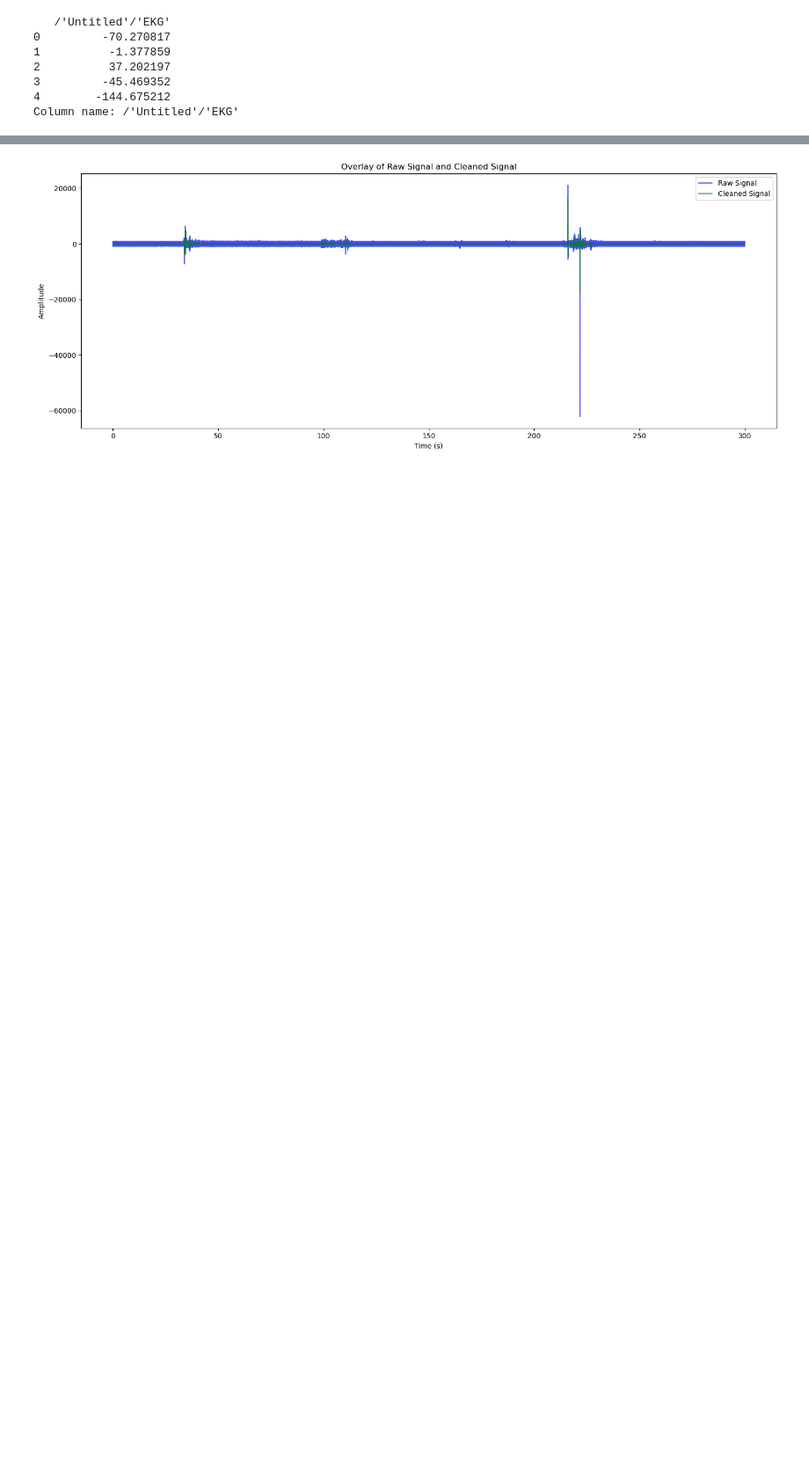
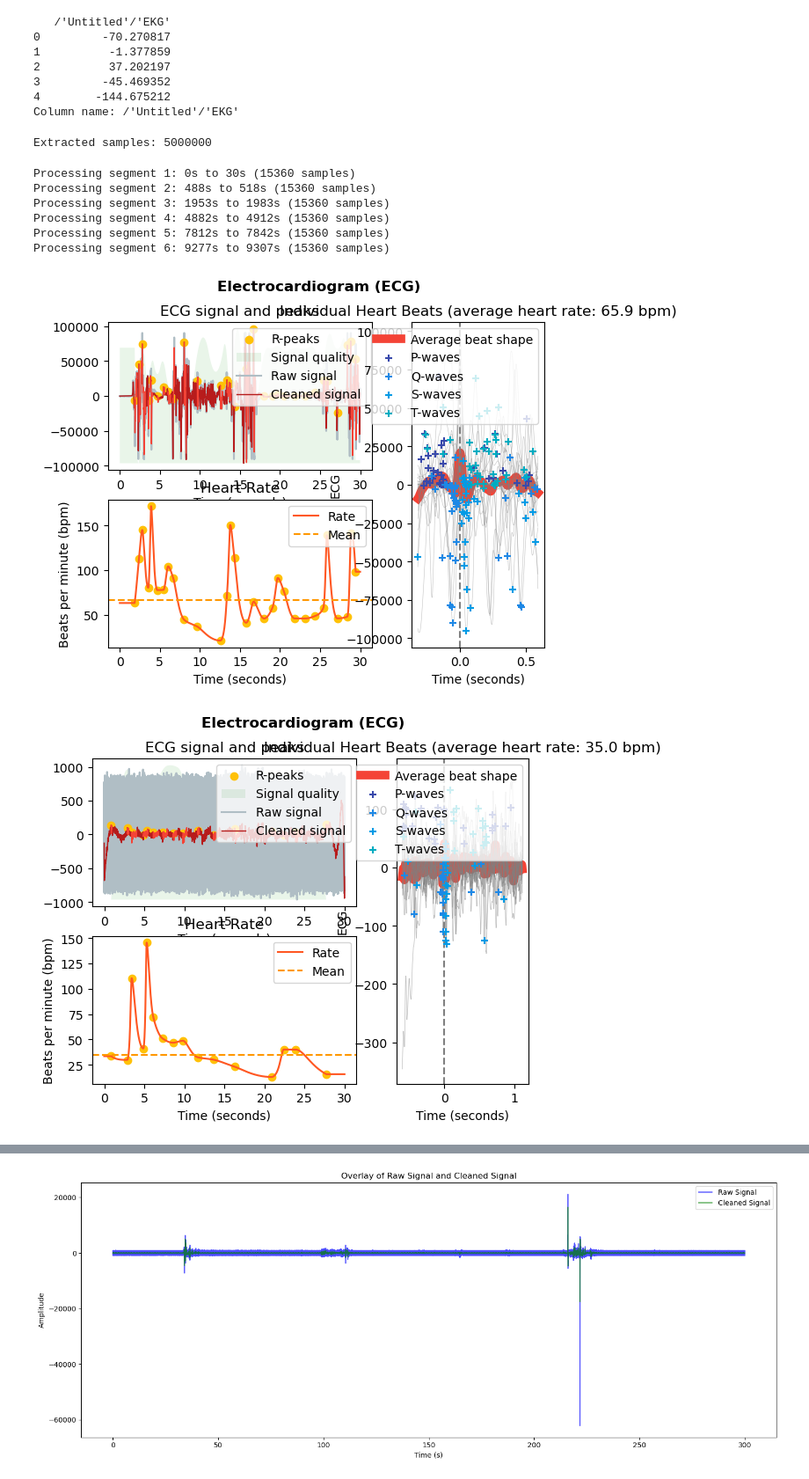
Before and after one commit to AU668208/Epilepsy_MasterThesis, a Jupyter notebook: Folder-Structure.ipynb, the cells around one changed output, grey strips where cells are left out. Shown at 88% size. Saved outputs shown, nothing was run; the diff lists cells and outputs as text; code cells hidden in the pictures; blank space fills up the shorter version.

Commit message:
Worked on testing different approachec for detection of bad signal in the start and end og the signal.

```diff
--- a/Folder-Structure.ipynb
+++ b/Folder-Structure.ipynb
@@ -24,3 +24,58 @@ print("Column name:", column_name)
 3         -45.469352
 4        -144.675212
 Column name: /'Untitled'/'EKG'
+# %%
+# Extract first 5,000,000 samples into a new DataFrame (and keep a Series view if needed)
+data_first_5M = data.iloc[:5_000_000].copy()
+ecg_first_5M = data_first_5M[column_name]  # Series of the EKG channel for the first 5M samples
+
+# # Optional: save to disk for later use (efficient binary format)
+# output_path = os.path.join(base_path, "Patient5_first_5M.parquet")
+# data_first_5M.to_parquet(output_path, index=False)
+
+print("Extracted samples:", len(data_first_5M))
+# print("Saved to:", output_path)
+# %% [output]
+Extracted samples: 5000000
+# %%
+# Process and plot smaller segments from ecg_first_5M at different places
+
+sampling_rate = int(info.get("sampling_rate", 512))
+max_seconds = len(ecg_first_5M) / sampling_rate
+
+# Configure window length (seconds) and candidate start times (fractions of the record)
+window_sec = 30  # length of each segment to process/plot
+candidate_starts = [
+    0,
+    int(max_seconds * 0.05),
+    int(max_seconds * 0.2),
+    int(max_seconds * 0.5),
+    int(max_seconds * 0.8),
+    int(max_seconds * 0.95),
+]
+
+# Keep only starts that fit the window inside the available signal
+start_times = [s for s in candidate_starts if (s + window_sec) <= max_seconds]
+
+for i, start_sec in enumerate(start_times, 1):
+    start_idx = int(start_sec * sampling_rate)
+    end_idx = start_idx + int(window_sec * sampling_rate)
+
+    # Extract the segment and reset index so plotting/time axes start at 0 for the segment
+    segment = ecg_first_5M.iloc[start_idx:end_idx].reset_index(drop=True)
+
+    print(f"Processing segment {i}: {start_sec}s to {start_sec + window_sec}s "
+          f"({len(segment)} samples)")
+
+    # Process and plot this segment
+    seg_signals, seg_info = nk.ecg_process(segment, sampling_rate=sampling_rate)
+    nk.ecg_plot(seg_signals, seg_info)
+# %% [output]
+Processing segment 1: 0s to 30s (15360 samples)
+Processing segment 2: 488s to 518s (15360 samples)
+Processing segment 3: 1953s to 1983s (15360 samples)
+Processing segment 4: 4882s to 4912s (15360 samples)
+Processing segment 5: 7812s to 7842s (15360 samples)
+Processing segment 6: 9277s to 9307s (15360 samples)
+[figure, added]
+[figure, added]
```
Also changed, not shown: parts of 4 cells of this notebook.
